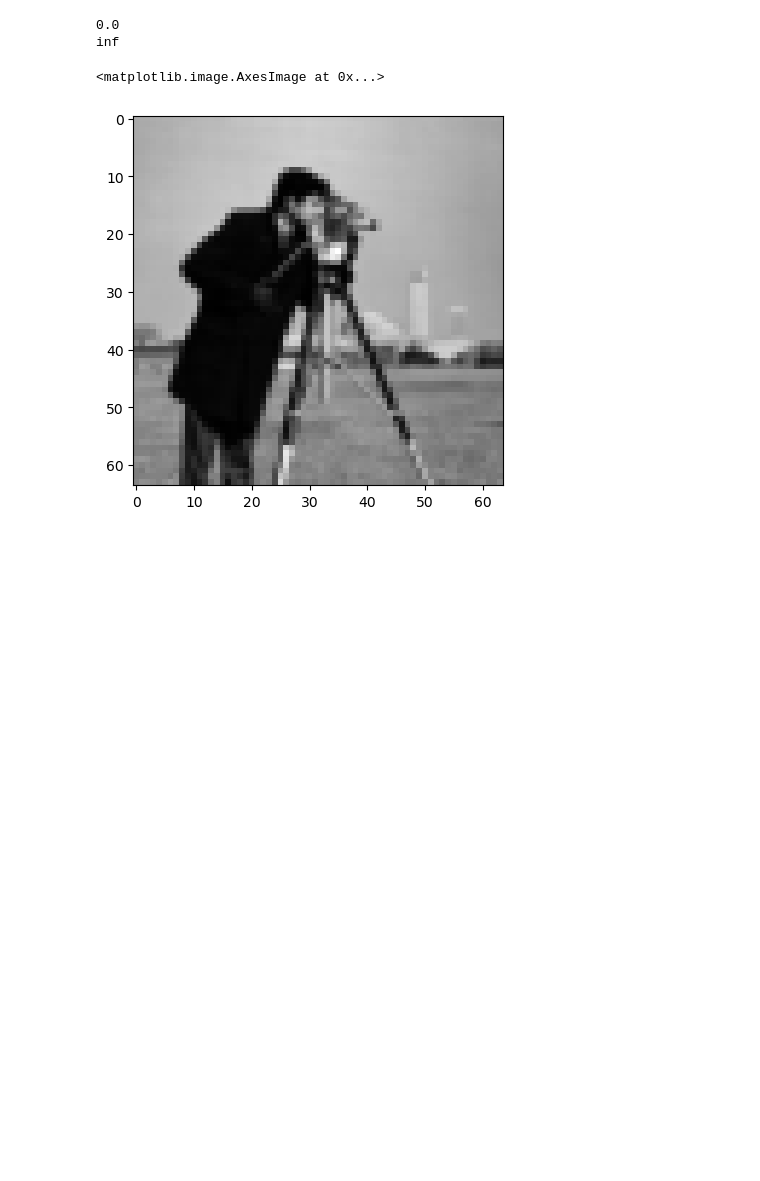
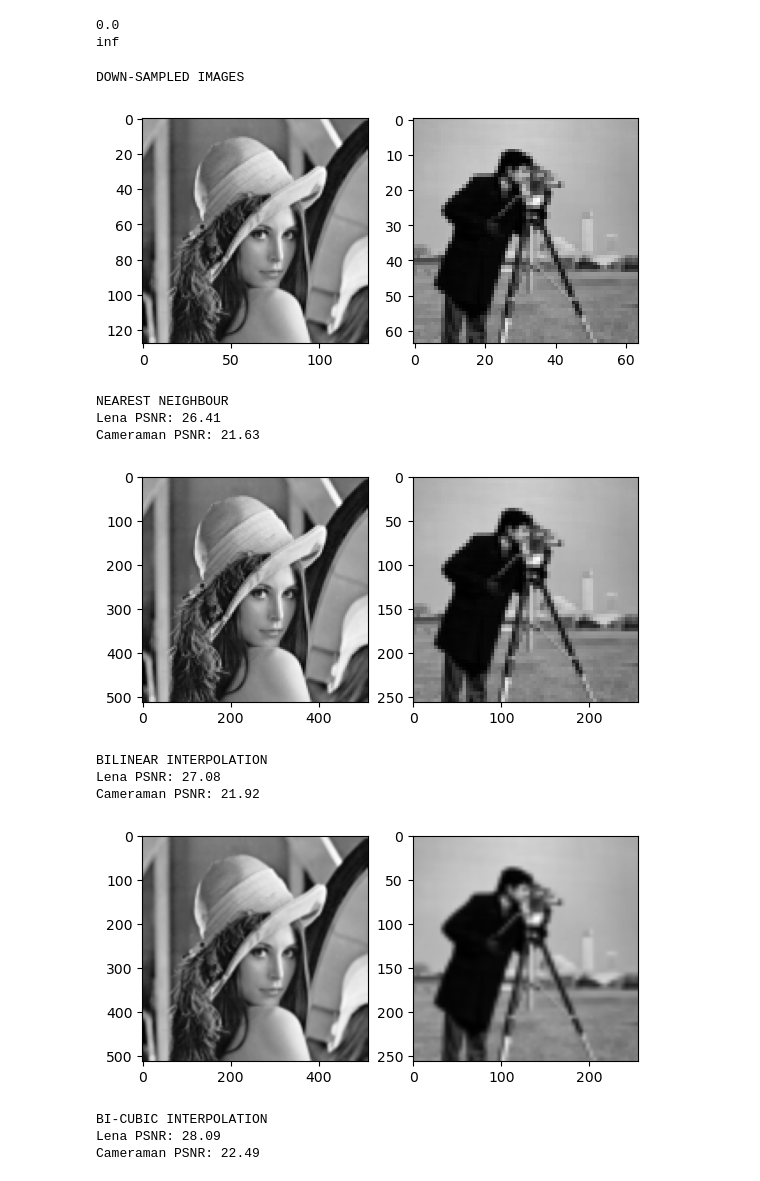
Before and after one commit to sarahmacintosh/syde575-lab1, a Jupyter notebook: Lab1Template.ipynb, the cells around one changed output. Saved outputs shown, nothing was run; the diff lists cells and outputs as text; code cells hidden in the pictures; blank space fills up the shorter version.

Commit message:
pt 3 done

```diff
--- a/Lab1Template.ipynb
+++ b/Lab1Template.ipynb
@@ -6,10 +7,8 @@ import matplotlib.pyplot as plt
 from skimage.io import imread
 import skimage.exposure
 # %%
-plt.gray() # makes image plots grayscale
+# load images
 
-lena = rgb2gray(imread('lena.tiff')) *255
+lena = rgb2gray(imread('lena.tiff')).astype(np.float64) *255
 cameraman = imread('cameraman.tif').astype(np.float64)
 tire = imread('tire.tif').astype(np.float64) / 255.0
-
-#plt.imshow(lena)
@@ -49,50 +45,70 @@ print(psnr(a,b))
 0.0
 inf
 # %%
-# pt 3: digital zooming
+# Pt 3: digital zooming
 
-# load lena and cameraman and convert to grayscale
-lena = rgb2gray(imread('lena.tiff'))
-cameraman = imread('cameraman.tif') #don't need rgb2gray since image is black and white
+# load lena and cameraman and convert to grayscale - done above
 
-#NOTE 1: cameraman is already b&w so it gets cranky when you try to convert to
-# grayscale since the channel data for colours is gone.
-# It seems to work now. Tire is also b&w for future ref.
-# old: cameraman = rgb2gray(imread('cameraman.tif')[:,:3])
+def plot_images(img1, img2):
+    plt.subplot(1, 2, 1)
+    plt.imshow(img1)
+    plt.subplot(1, 2, 2)
+    plt.imshow(img2)
+    plt.show()
 
 
 # reduce the resolution of the images by a factor of 4 in both the horizontal
 # and vertical direction using bilinear interpolation. Plot the down-sampled images
-lena_ds = skimage.transform.rescale(lena.astype(np.float64), 0.25)
-cameraman_ds = skimage.transform.rescale(cameraman.astype(np.float64), 0.25) # broken, see Note 1
+lena_ds = skimage.transform.rescale(lena, 0.25)
+cameraman_ds = skimage.transform.rescale(cameraman, 0.25)
 
-plt.imshow(lena_ds)
-plt.imshow(cameraman_ds)
+print("DOWN-SAMPLED IMAGES")
+plot_images(lena_ds, cameraman_ds)
 
 # perform digital zooming to increase the resolution of
 # the down-sampled image back to the resolution of the original images using nni, bli, bci
+# plot the up-sample images, compute the PSNR between the originals and up-sampled
 
 #nni
+def nni(img):
+    shape = img.shape[0]*4 , img.shape[1]*4
+    return skimage.transform.resize(img, shape, 0)
 
-
-
-#lena_us_nni =
-#cameraman_us_nni =
+print("NEAREST NEIGHBOUR")
+print(f"Lena PSNR: {psnr(lena, nni(lena_ds)):.2f}")
+print(f"Cameraman PSNR: {psnr(cameraman, nni(cameraman_ds)):.2f}")
+plot_images(nni(lena_ds), nni(cameraman_ds))
 
 #bli
+def bli(img):
+    shape = img.shape[0]*4 , img.shape[1]*4
+    return skimage.transform.resize(img, shape, 1)
 
-#lena_us_bli =
-#cameraman_us_bli =
+print("BILINEAR INTERPOLATION")
+print(f"Lena PSNR: {psnr(lena, bli(lena_ds)):.2f}")
+print(f"Cameraman PSNR: {psnr(cameraman, bli(cameraman_ds)):.2f}")
+plot_images(bli(lena_ds), bli(cameraman_ds))
 
 #bci
+def bci(img):
+    shape = img.shape[0]*4 , img.shape[1]*4
+    return skimage.transform.resize(img, shape, 2)
 
-#lena_us_bci =
-#cameraman_us_bci =
-
-# plot the up-sample images, compute the PSNR between the originals and up-sampled
-
-#print(psnr(lena,lena_nni))
-#print(psnr(cameraman,cameraman_nni))
+print("BI-CUBIC INTERPOLATION")
+print(f"Lena PSNR: {psnr(lena, bci(lena_ds)):.2f}")
+print(f"Cameraman PSNR: {psnr(cameraman, bci(cameraman_ds)):.2f}")
+plot_images(bci(lena_ds), bci(cameraman_ds))
 # %% [output]
-<matplotlib.image.AxesImage at 0x...>
+DOWN-SAMPLED IMAGES
-[figure, old version]
+[figure, new version]
+NEAREST NEIGHBOUR
+Lena PSNR: 26.41
+Cameraman PSNR: 21.63
+[figure, added]
+BILINEAR INTERPOLATION
+Lena PSNR: 27.08
+Cameraman PSNR: 21.92
+[figure, added]
+BI-CUBIC INTERPOLATION
+Lena PSNR: 28.09
+Cameraman PSNR: 22.49
```
Also changed, not shown: parts of 5 cells of this notebook.
